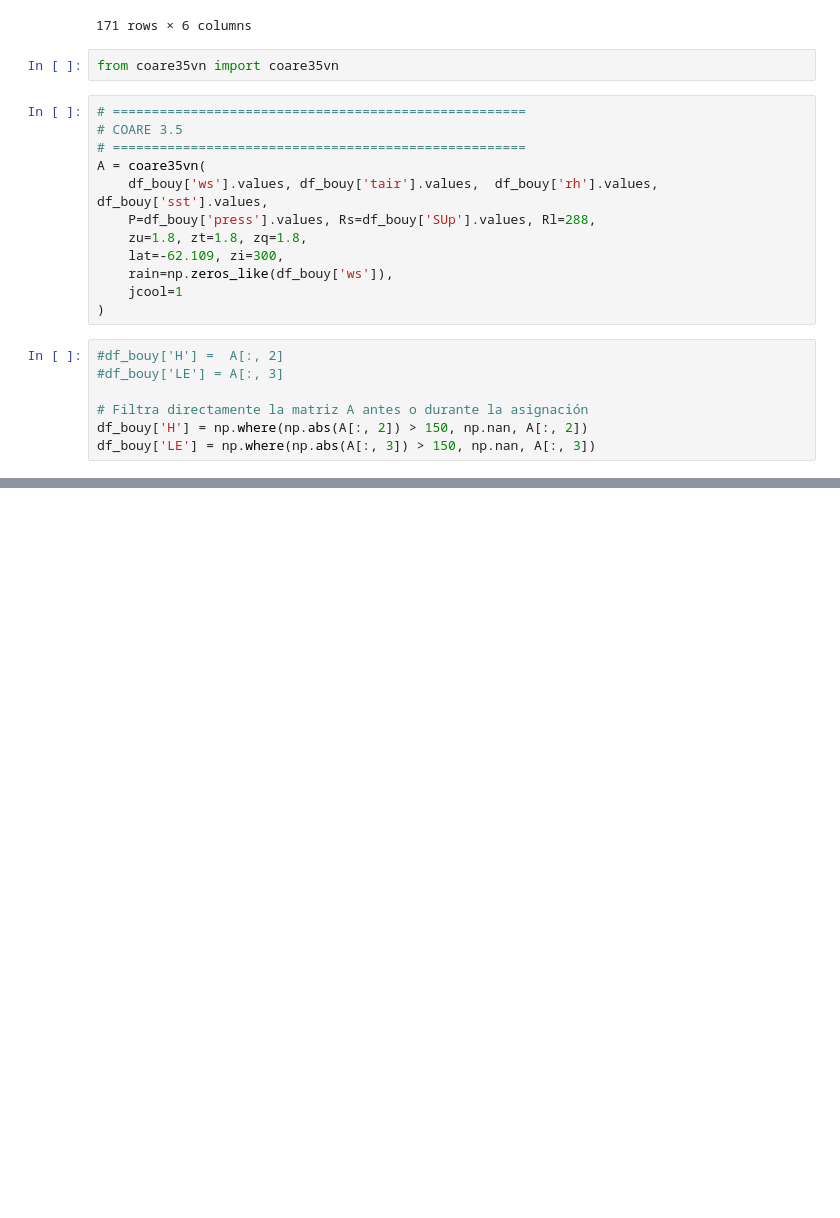
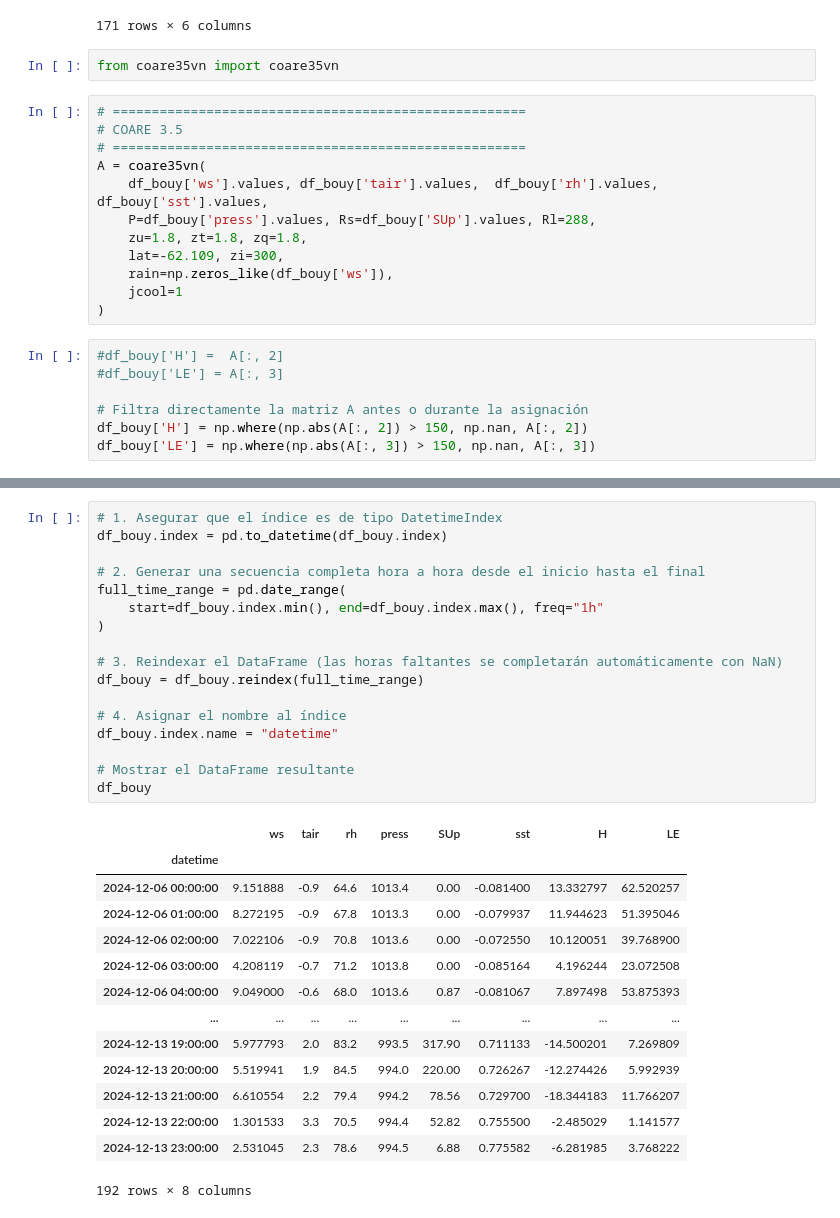
Before and after one commit to cryohydromettools/cryoextremes-practicals, a Jupyter notebook: 3_bulk_buoy.ipynb, the cells around one changed output, grey strips where cells are left out. Cells and saved outputs as stored; diff of their text form; blank space fills up the shorter version.

```diff
--- a/3_bulk_buoy.ipynb
+++ b/3_bulk_buoy.ipynb
@@ -181,0 +183,32 @@ plt.show()
+# %%
+# 1. Asegurar que el índice es de tipo DatetimeIndex
+df_bouy.index = pd.to_datetime(df_bouy.index)
+
+# 2. Generar una secuencia completa hora a hora desde el inicio hasta el final
+full_time_range = pd.date_range(
+    start=df_bouy.index.min(), end=df_bouy.index.max(), freq="1h"
+)
+
+# 3. Reindexar el DataFrame (las horas faltantes se completarán automáticamente con NaN)
+df_bouy = df_bouy.reindex(full_time_range)
+
+# 4. Asignar el nombre al índice
+df_bouy.index.name = "datetime"
+
+# Mostrar el DataFrame resultante
+df_bouy
+# %% [output]
+|  | ws | tair | rh | press | SUp | sst | H | LE |
+| datetime |  |  |  |  |  |  |  |  |
+| 2024-12-06 00:00:00 | 9.151888 | -0.9 | 64.6 | 1013.4 | 0.00 | -0.081400 | 13.332797 | 62.520257 |
+| 2024-12-06 01:00:00 | 8.272195 | -0.9 | 67.8 | 1013.3 | 0.00 | -0.079937 | 11.944623 | 51.395046 |
+| 2024-12-06 02:00:00 | 7.022106 | -0.9 | 70.8 | 1013.6 | 0.00 | -0.072550 | 10.120051 | 39.768900 |
+| 2024-12-06 03:00:00 | 4.208119 | -0.7 | 71.2 | 1013.8 | 0.00 | -0.085164 | 4.196244 | 23.072508 |
+| 2024-12-06 04:00:00 | 9.049000 | -0.6 | 68.0 | 1013.6 | 0.87 | -0.081067 | 7.897498 | 53.875393 |
+| ... | ... | ... | ... | ... | ... | ... | ... | ... |
+| 2024-12-13 19:00:00 | 5.977793 | 2.0 | 83.2 | 993.5 | 317.90 | 0.711133 | -14.500201 | 7.269809 |
+| 2024-12-13 20:00:00 | 5.519941 | 1.9 | 84.5 | 994.0 | 220.00 | 0.726267 | -12.274426 | 5.992939 |
+| 2024-12-13 21:00:00 | 6.610554 | 2.2 | 79.4 | 994.2 | 78.56 | 0.729700 | -18.344183 | 11.766207 |
+| 2024-12-13 22:00:00 | 1.301533 | 3.3 | 70.5 | 994.4 | 52.82 | 0.755500 | -2.485029 | 1.141577 |
+| 2024-12-13 23:00:00 | 2.531045 | 2.3 | 78.6 | 994.5 | 6.88 | 0.775582 | -6.281985 | 3.768222 |
+192 rows × 8 columns
```
Also changed, not shown: parts of 6 cells of this notebook, 3 other files.
